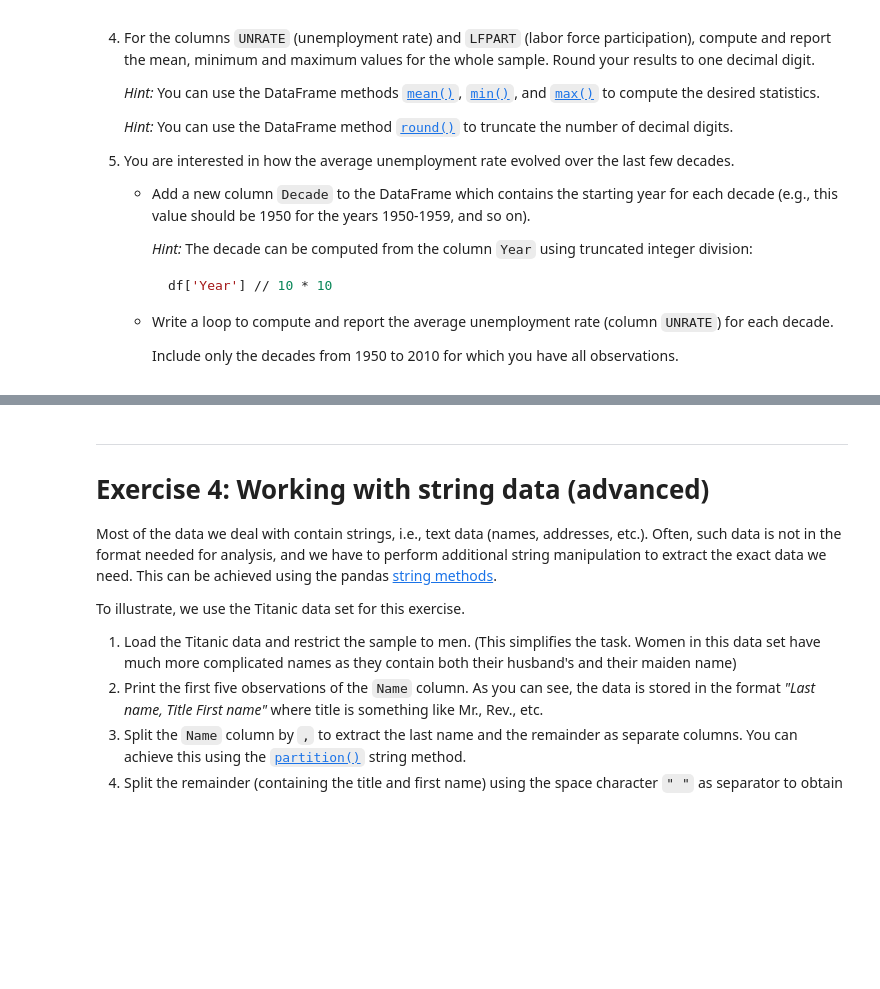
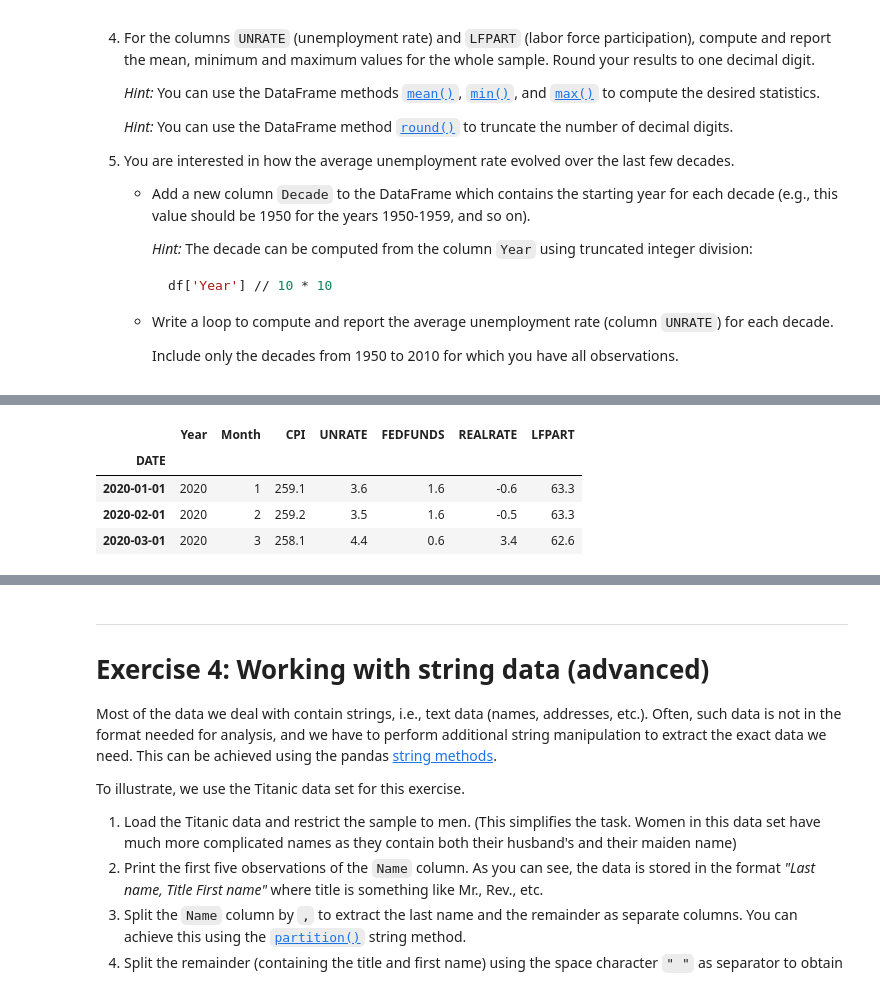
Before and after one commit to MarcDiechler/TECH2-H25, a Jupyter notebook: workshops/workshop2/workshop2_MD.ipynb, the cells around one changed output, grey strips where cells are left out. Cells and saved outputs as stored; diff of their text form; code cells hidden in the pictures; blank space fills up the shorter version.

```diff
--- a/workshops/workshop2/workshop2_MD.ipynb
+++ b/workshops/workshop2/workshop2_MD.ipynb
@@ -294,0 +320,8 @@ and the labor force participation (the fraction of the working-age population in
+# %%
+df['2020-01':'2020-03']
+# %% [output]
+|  | Year | Month | CPI | UNRATE | FEDFUNDS | REALRATE | LFPART |
+| DATE |  |  |  |  |  |  |  |
+| 2020-01-01 | 2020 | 1 | 259.1 | 3.6 | 1.6 | -0.6 | 63.3 |
+| 2020-02-01 | 2020 | 2 | 259.2 | 3.5 | 1.6 | -0.5 | 63.3 |
+| 2020-03-01 | 2020 | 3 | 258.1 | 4.4 | 0.6 | 3.4 | 62.6 |
```
Also changed, not shown: parts of 8 cells of this notebook.
